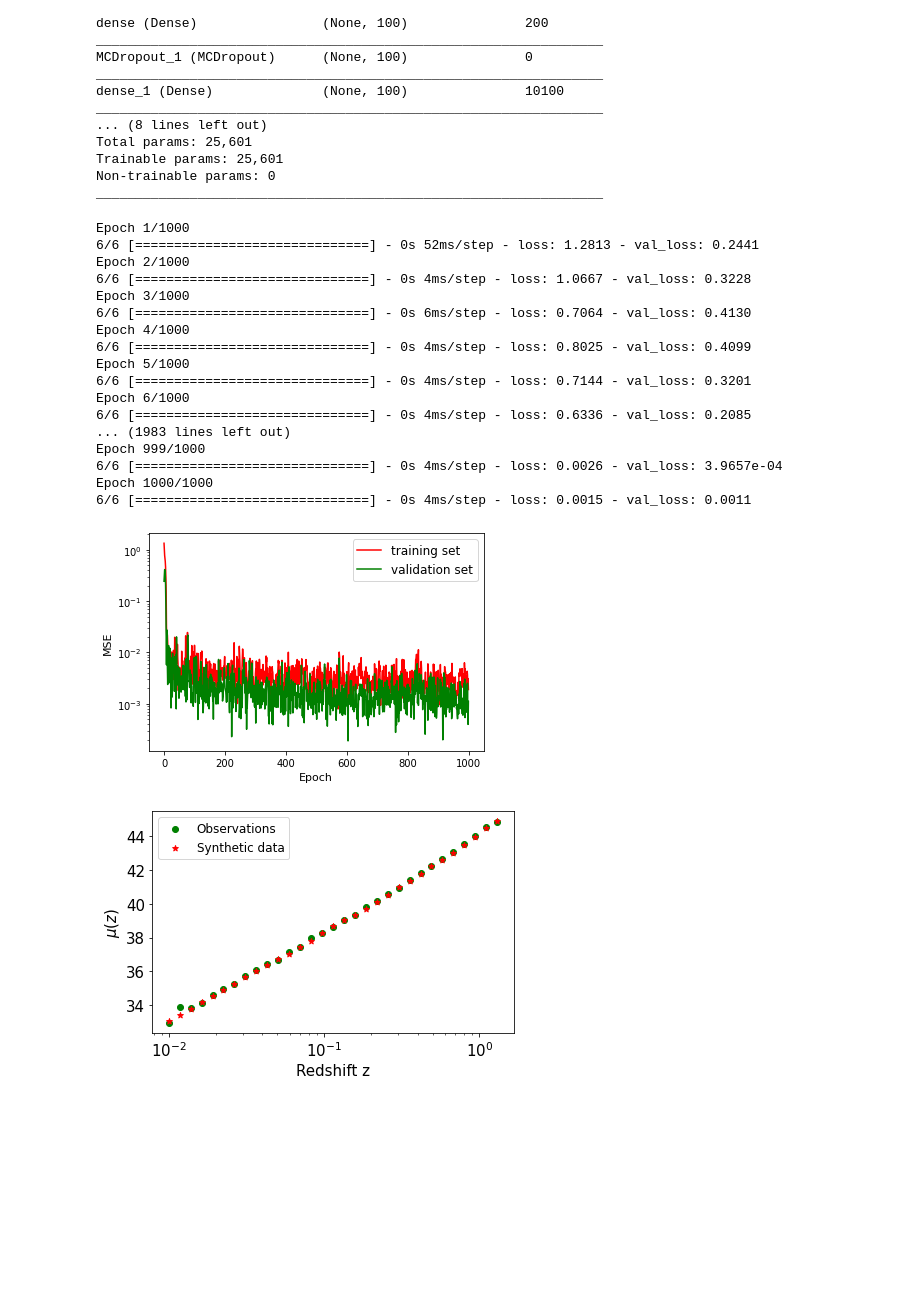
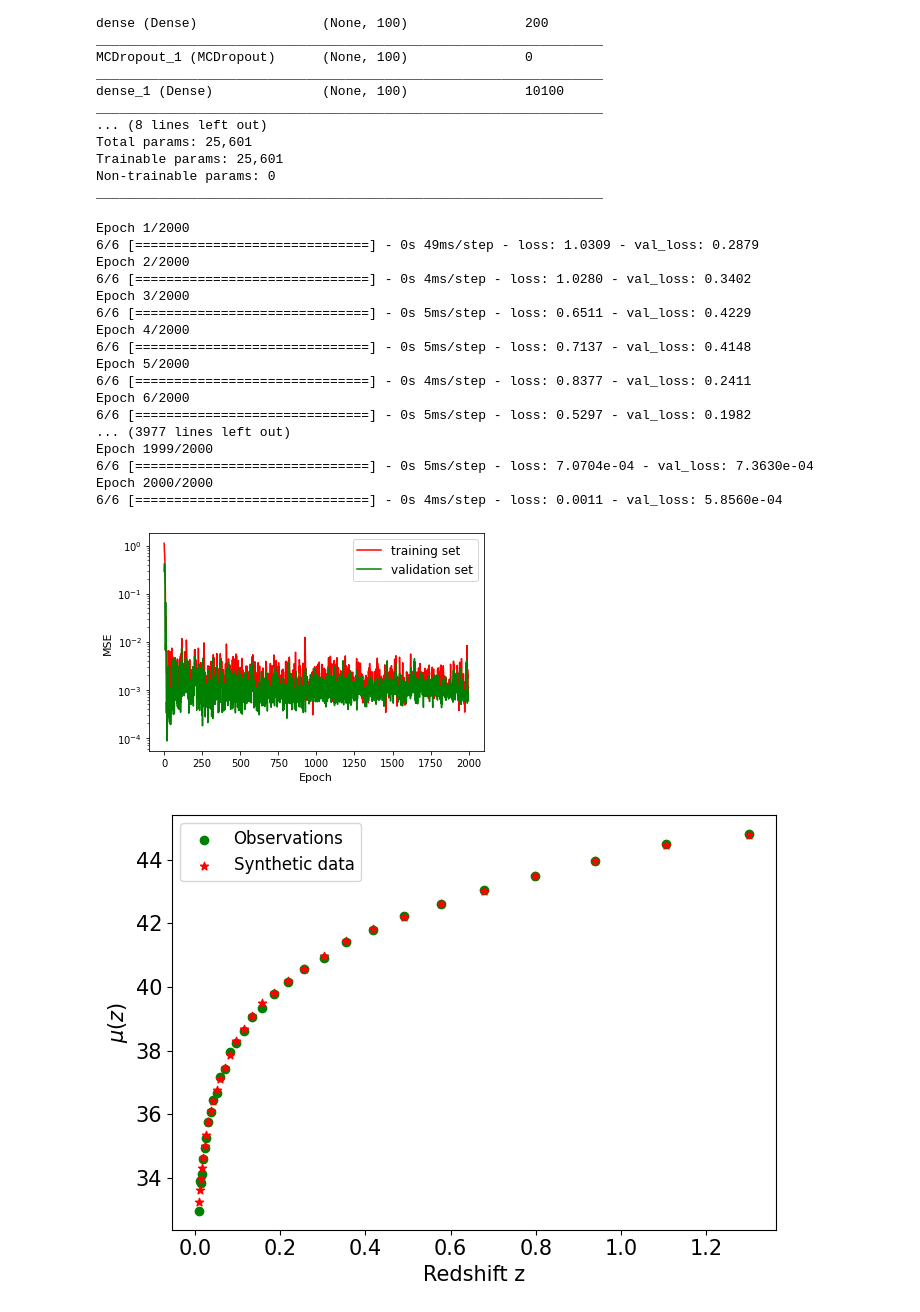
Before and after one commit to igomezv/neuralCosmoReconstruction, a Jupyter notebook: notebooks/binned_JLA_ANN_DO.ipynb, the cells around one changed output. Drawn from its saved outputs; the diff is of its cells as text; code cells hidden in the pictures; blank space fills up the shorter version.

```diff
--- a/notebooks/binned_JLA_ANN_DO.ipynb
+++ b/notebooks/binned_JLA_ANN_DO.ipynb
@@ -75,11 +75,11 @@ y_train, y_test = np.split(y, indx)
 # %%
 def model2_dropout(input_z):
     efirst = Dense(100, activation='relu', input_shape=(1,))(input_z)
-    x = MCDropout(0.01)(efirst)
+    x = MCDropout(0.001)(efirst)
     x = Dense(100, activation='relu')(x)
-    x = MCDropout(0.01)(x)
+    x = MCDropout(0.001)(x)
     x = Dense(150, activation='relu')(x)
-    x = MCDropout(0.01)(x)
+    x = MCDropout(0.001)(x)
     elast = Dense(1, activation='linear')(x)
     return elast
 
@@ -107,27 +107,27 @@ Non-trainable params: 0
 _________________________________________________________________
 # %%
 model2_train = neural_model2.fit(z_train, y_train, batch_size=4,
-                                    epochs=1000,verbose=1,
+                                    epochs=2000,verbose=1,
                                     validation_data=(z_test, y_test))
 #                                     callbacks=callbacks)
 # %% [output]
-Epoch 1/1000
-6/6 [==============================] - 0s 52ms/step - loss: 1.2813 - val_loss: 0.2441
-Epoch 2/1000
-6/6 [==============================] - 0s 4ms/step - loss: 1.0667 - val_loss: 0.3228
-Epoch 3/1000
-6/6 [==============================] - 0s 6ms/step - loss: 0.7064 - val_loss: 0.4130
-Epoch 4/1000
-6/6 [==============================] - 0s 4ms/step - loss: 0.8025 - val_loss: 0.4099
-Epoch 5/1000
-6/6 [==============================] - 0s 4ms/step - loss: 0.7144 - val_loss: 0.3201
-Epoch 6/1000
-6/6 [==============================] - 0s 4ms/step - loss: 0.6336 - val_loss: 0.2085
-... (1983 lines left out)
-Epoch 999/1000
-6/6 [==============================] - 0s 4ms/step - loss: 0.0026 - val_loss: 3.9657e-04
-Epoch 1000/1000
-6/6 [==============================] - 0s 4ms/step - loss: 0.0015 - val_loss: 0.0011
+Epoch 1/2000
+6/6 [==============================] - 0s 49ms/step - loss: 1.0309 - val_loss: 0.2879
+Epoch 2/2000
+6/6 [==============================] - 0s 4ms/step - loss: 1.0280 - val_loss: 0.3402
+Epoch 3/2000
+6/6 [==============================] - 0s 5ms/step - loss: 0.6511 - val_loss: 0.4229
+Epoch 4/2000
+6/6 [==============================] - 0s 5ms/step - loss: 0.7137 - val_loss: 0.4148
+Epoch 5/2000
+6/6 [==============================] - 0s 4ms/step - loss: 0.8377 - val_loss: 0.2411
+Epoch 6/2000
+6/6 [==============================] - 0s 5ms/step - loss: 0.5297 - val_loss: 0.1982
+... (3977 lines left out)
+Epoch 1999/2000
+6/6 [==============================] - 0s 5ms/step - loss: 7.0704e-04 - val_loss: 7.3630e-04
+Epoch 2000/2000
+6/6 [==============================] - 0s 4ms/step - loss: 0.0011 - val_loss: 5.8560e-04
 # %%
 # plt.figure(figsize=(3, 2), dpi=100)
 
@@ -144,7 +144,7 @@ plt.legend(['training set', 'validation set'], loc='upper right', fontsize=12)
 
 plt.savefig('loss_dropoutJLA2.png')
 # %% [output]
-[figure, old version]
+[figure, new version]
 # %%
 # file3 = 'fake_binned_JLA2TEST3new.dat'
 # data3 = np.loadtxt(file3, skiprows=3)
@@ -155,6 +155,6 @@ z_test = zz
 # x_test
 # %%
-test_batch_size = 31
+test_batch_size = len(z_test)
 # x_test = np.random.uniform(np.min(z), np.max(z), test_batch_size)
 # x_test = np.linspace(np.min(z), np.max(z), test_batch_size)
 
@@ -233,6 +233,8 @@ fowacdm1 = np.array(fowacdm1)
 # fowacdm2 = np.array(fowacdm2)
 # fowacdm3 = np.array(fowacdm3)
 # %%
+plt.figure(figsize=(7, 5), dpi=100)
+
 # Plotting
 dlfake = scalerdl.inverse_transform(prediction_mc_dropout.reshape(-1,1))[:,0]
 # dlfake = prediction_mc_dropout[:,0]
@@ -241,36 +243,36 @@ dlfake = scalerdl.inverse_transform(prediction_mc_dropout.reshape(-1,1))[:,0]
 # fakeerrors = np.sqrt(np.abs(np.diagonal(decoded_fake.reshape(31,31))))
 # sigma = np.sqrt(std_mc_dropout.reshape(31,))
 
 plt.scatter(z, dl, c='g', label='Observations')
 # plt.errorbar(z, dl, errors, fmt='g.', markersize=10, label='Observations')
-plt.scatter(z, dlfake, marker='*', c='r', label='Synthetic data')
+plt.scatter(10**z_test, dlfake, marker='*', c='r', label='Synthetic data')
 
 # plt.errorbar(x_test, dlfake, yerr=sigma
 #              , markersize=10, fmt='.',
 #              ecolor='blue', capthick=2, elinewidth=0.9, alpha=0.8, c='r',
 #              label='Synthetic data')
 
 # plt.scatter(scalerz.inverse_transform(zz), yy, color='k', label='Original cosmic chronometers')
 # plt.plot(zmodel, flcdm, label='$\Lambda CDM$', c='b')
 # plt.plot(zmodel, fowacdm1, label='CPL $w_0 = -1.3, w_a=1.2$', c='m')
 # plt.plot(zmodel, fowacdm2, label='$\omega_0\omega_aCDM \;\; \omega_a=-0.5$', c='y')
 # plt.plot(zmodel, Hlcdm(zmodel), label='$\Lambda CDM$ $H_0 = 73.24$', c='k')
 # plt.plot(zmodel, Hlcdm(zmodel, H0=67.4), label='$\Lambda CDM$ $H_0 = 67.4$', c='b')
 # plt.xlim(-0.01, np.max(z)+0.2)
 plt.xlabel("Redshift z", fontsize=15)
 plt.ylabel("$\mu(z)$", fontsize=15)
 # plt.xlim(0, np.max(z))
 plt.xticks(fontsize=15)
 # plt.text(0.6, 45, 'FFNN+MC-DO', fontsize=15)
 plt.yticks(fontsize=15)
-plt.xscale('log')
+# plt.xscale('log')
 
 plt.tight_layout()
 plt.legend(loc='upper left', fontsize=12)
 # plt.show()
 plt.savefig('DL_dropoutb2.png')
 # %% [output]
-[figure, old version]
+[figure, new version]
 # %%
 index = np.argsort(z_test)
 fake_data2 = np.stack((z[index], dlfake[index]), axis=1)
```
Also changed, not shown: parts of 3 cells of this notebook, 2 other files.
